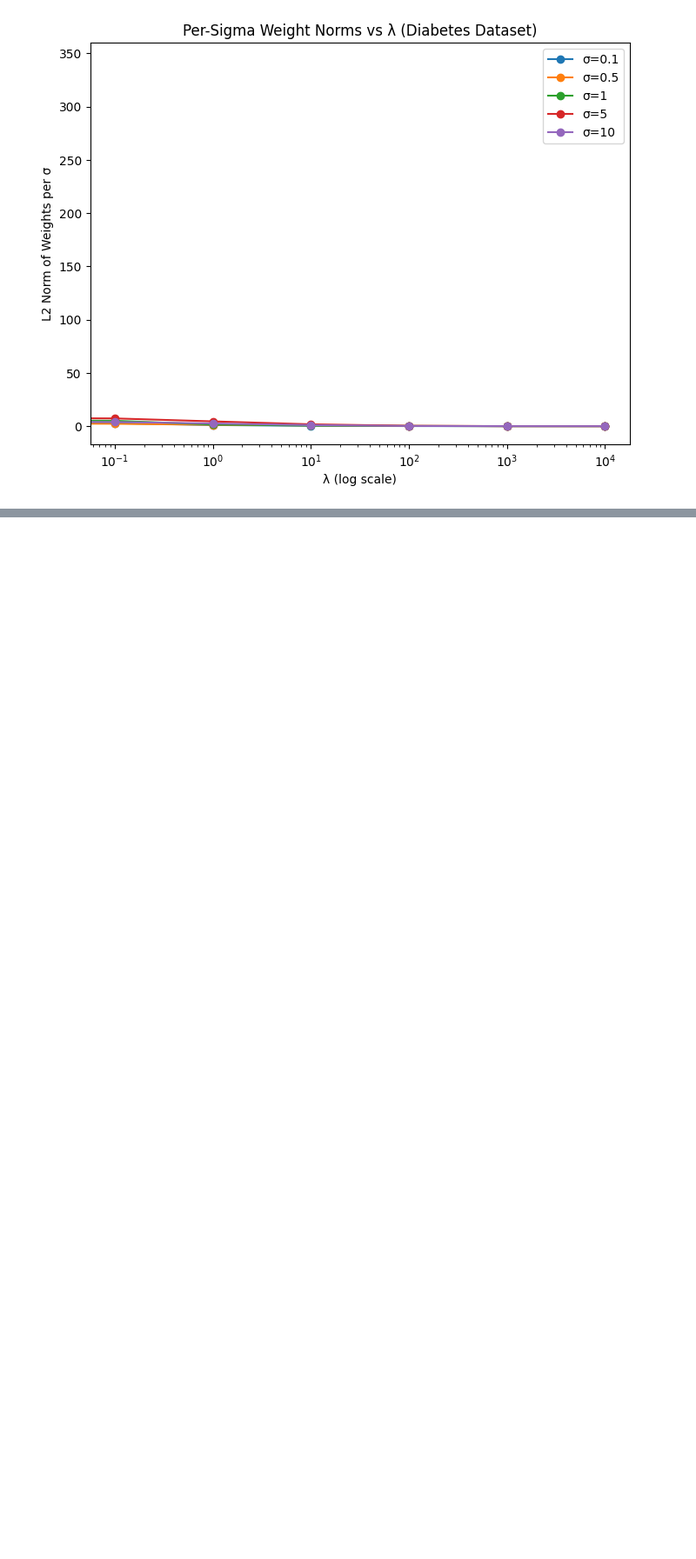
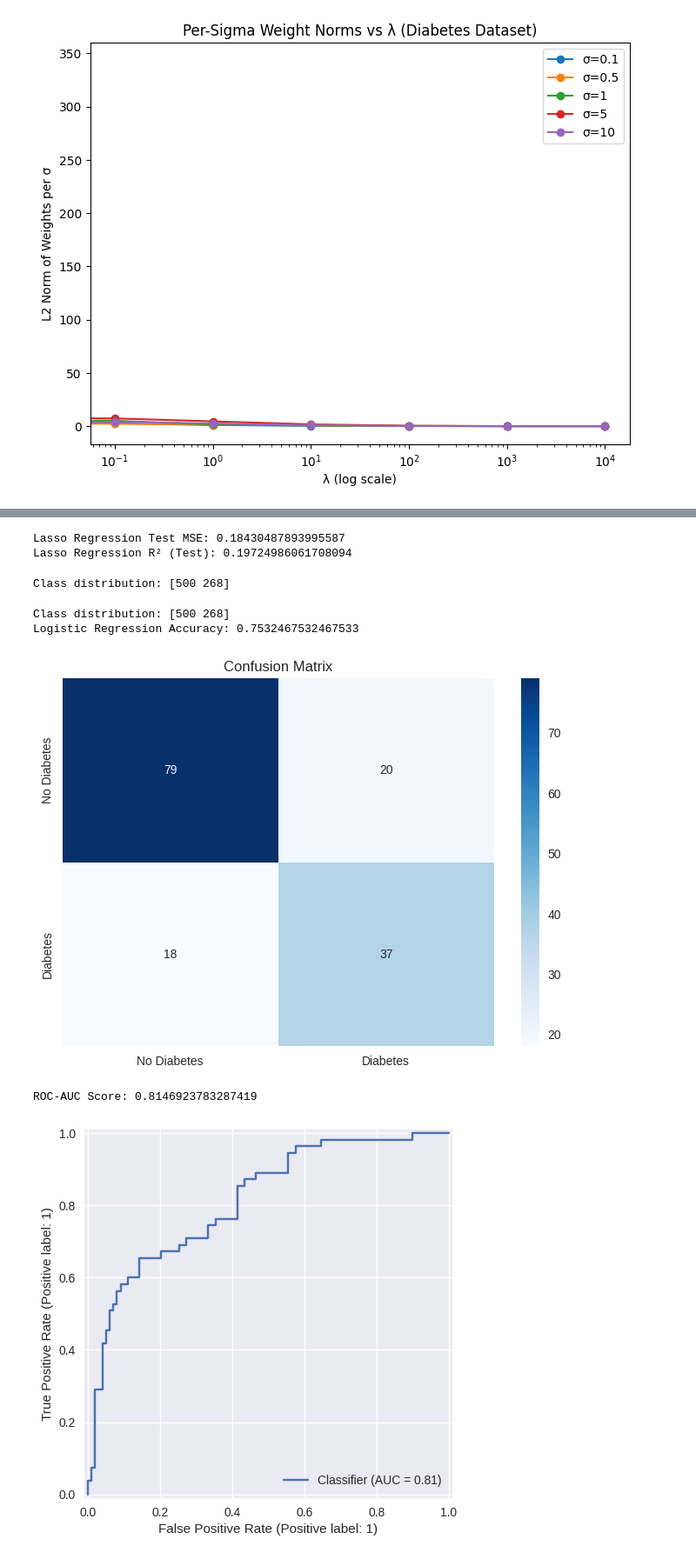
Before and after one commit to Priyanshu27083/ML_lab, a Jupyter notebook: pima_diabetes_ML_assignment1.ipynb, the cells around one changed output, grey strips where cells are left out. Shown: that part at 87% size. Cells and saved outputs as stored; diff of their text form; code cells hidden in the pictures; blank space fills up the shorter version.

```diff
--- a/pima_diabetes_ML_assignment1.ipynb
+++ b/pima_diabetes_ML_assignment1.ipynb
@@ -340,0 +437,78 @@ plt.show()
+# %%
+lasso = Lasso(alpha=0.1)
+lasso.fit(X_train_scaled, y_train)
+
+y_test_pred_lasso = lasso.predict(X_test_scaled)
+
+print("Lasso Regression Test MSE:", mean_squared_error(y_test, y_test_pred_lasso))
+print("Lasso Regression R² (Test):", r2_score(y_test, y_test_pred_lasso))
+# %% [output]
+Lasso Regression Test MSE: 0.18430487893995587
+Lasso Regression R² (Test): 0.19724986061708094
+# %%
+# Use the original 'Outcome' for classification
+y_class = data["Outcome"]
+
+# Train-Test split again for classification
+X_train_c, X_test_c, y_train_c, y_test_c = train_test_split(
+    X, y_class, test_size=0.2, random_state=42
+)
+
+# Scale features
+scaler = StandardScaler()
+X_train_c_scaled = scaler.fit_transform(X_train_c)
+X_test_c_scaled = scaler.transform(X_test_c)
+
+print("Class distribution:", np.bincount(y_class))
+# %% [output]
+Class distribution: [500 268]
+# %%
+# Use the Outcome column directly (already 0 or 1)
+y_class = data["Outcome"].values
+X_class = data.drop("Outcome", axis=1)
+
+# Train-Test split
+X_train_c, X_test_c, y_train_c, y_test_c = train_test_split(
+    X_class, y_class, test_size=0.2, random_state=42
+)
+
+# Scale features
+scaler = StandardScaler()
+X_train_c_scaled = scaler.fit_transform(X_train_c)
+X_test_c_scaled = scaler.transform(X_test_c)
+
+print("Class distribution:", np.bincount(y_class))
+
+# Logistic Regression
+log_reg = LogisticRegression(C=1.0, penalty="l2", solver="lbfgs", max_iter=1000)
+log_reg.fit(X_train_c_scaled, y_train_c)
+
+# Predictions
+y_pred_c = log_reg.predict(X_test_c_scaled)
+
+# Accuracy
+print("Logistic Regression Accuracy:", accuracy_score(y_test_c, y_pred_c))
+
+# Confusion Matrix
+cm = confusion_matrix(y_test_c, y_pred_c)
+sns.heatmap(
+    cm, annot=True, fmt="d", cmap="Blues",
+    xticklabels=["No Diabetes", "Diabetes"],
+    yticklabels=["No Diabetes", "Diabetes"]
+)
+plt.title("Confusion Matrix")
+plt.show()
+
+# ROC Curve
+y_proba = log_reg.predict_proba(X_test_c_scaled)[:, 1]
+roc_auc = roc_auc_score(y_test_c, y_proba)
+print("ROC-AUC Score:", roc_auc)
+
+RocCurveDisplay.from_predictions(y_test_c, y_proba)
+plt.show()
+# %% [output]
+Class distribution: [500 268]
+Logistic Regression Accuracy: 0.7532467532467533
+[figure, added]
+ROC-AUC Score: 0.8146923783287419
+[figure, added]
```
Also changed, not shown: parts of 5 cells of this notebook.
